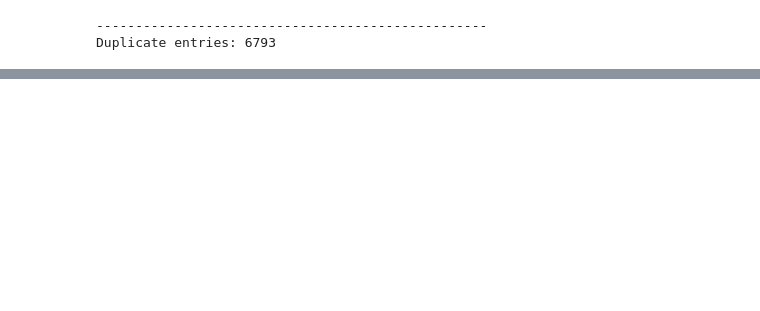
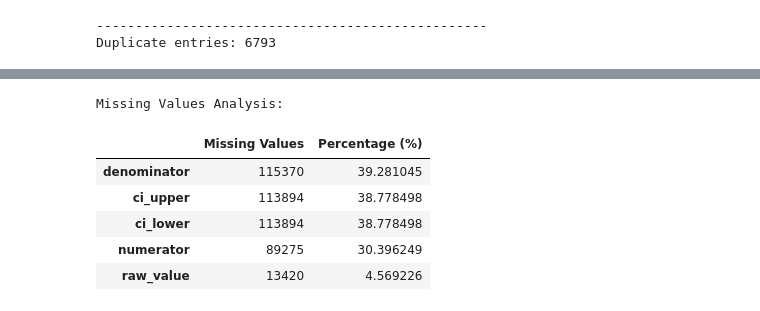
Before and after one commit to jpierre-7/us-county-health-analysis, a Jupyter notebook: eda.ipynb, the cells around one changed output, grey strips where cells are left out. Saved outputs shown, nothing was run; the diff lists cells and outputs as text; code cells hidden in the pictures; blank space fills up the shorter version.

```diff
--- a/eda.ipynb
+++ b/eda.ipynb
@@ -219,0 +307,20 @@ Duplicate entries: 6793
+# %%
+df = df[df['year_start'].notna()]
+# %%
+# Checking for missing values
+missing_values = df.isnull().sum()
+missing_percentage = (missing_values / len(df)) * 100
+missing_df = pd.DataFrame({'Missing Values': missing_values,
+                           'Percentage (%)': missing_percentage})
+missing_df = missing_df[missing_df['Missing Values'] > 0].sort_values('Percentage (%)', ascending=False)
+
+print("Missing Values Analysis:")
+display(missing_df)
+# %% [output]
+Missing Values Analysis:
+|  | Missing Values | Percentage (%) |
+| denominator | 115370 | 39.281045 |
+| ci_upper | 113894 | 38.778498 |
+| ci_lower | 113894 | 38.778498 |
+| numerator | 89275 | 30.396249 |
+| raw_value | 13420 | 4.569226 |
```
Also changed, not shown: parts of 6 cells of this notebook, 2 other files.
